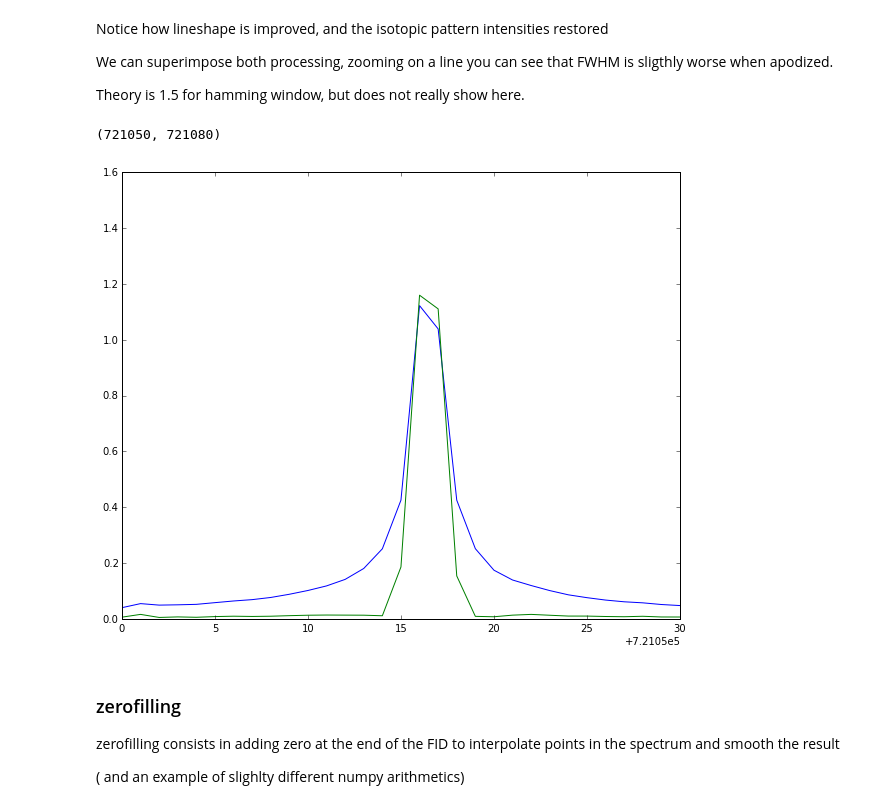
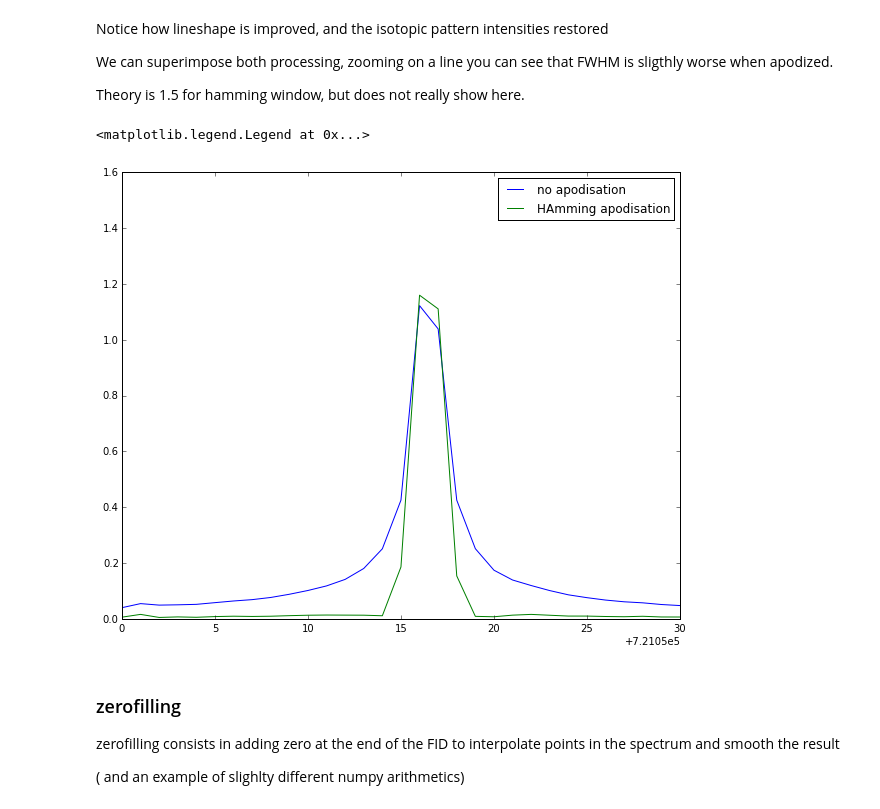
Before and after one commit to delsuc/Fourier_Transform, a Jupyter notebook: FTICR_1.ipynb, the cells around one changed output. Drawn from its saved outputs; the diff is of its cells as text; code cells hidden in the pictures.

```diff
--- a/FTICR_1.ipynb
+++ b/FTICR_1.ipynb
@@ -135,12 +135,13 @@ We can superimpose both processing, zooming on a line you can see that FWHM is s
 
 Theory is 1.5 for hamming window, but does not really show here.
 # %%
-plt.plot(abs(sp)/max(sp))
-plt.plot(abs(sp2)/max(sp2))
+plt.plot(abs(sp)/max(sp), label="no apodisation")
+plt.plot(abs(sp2)/max(sp2), label="HAmming apodisation")
 plt.xlim(721050,721080)
+plt.legend()
 # %% [output]
-(721050, 721080)
+<matplotlib.legend.Legend at 0x...>
-[figure, old version]
+[figure, new version]
 # %% [markdown]
 ### zerofilling
 
```
Also changed, not shown: parts of 6 cells of this notebook, 14 other files.
